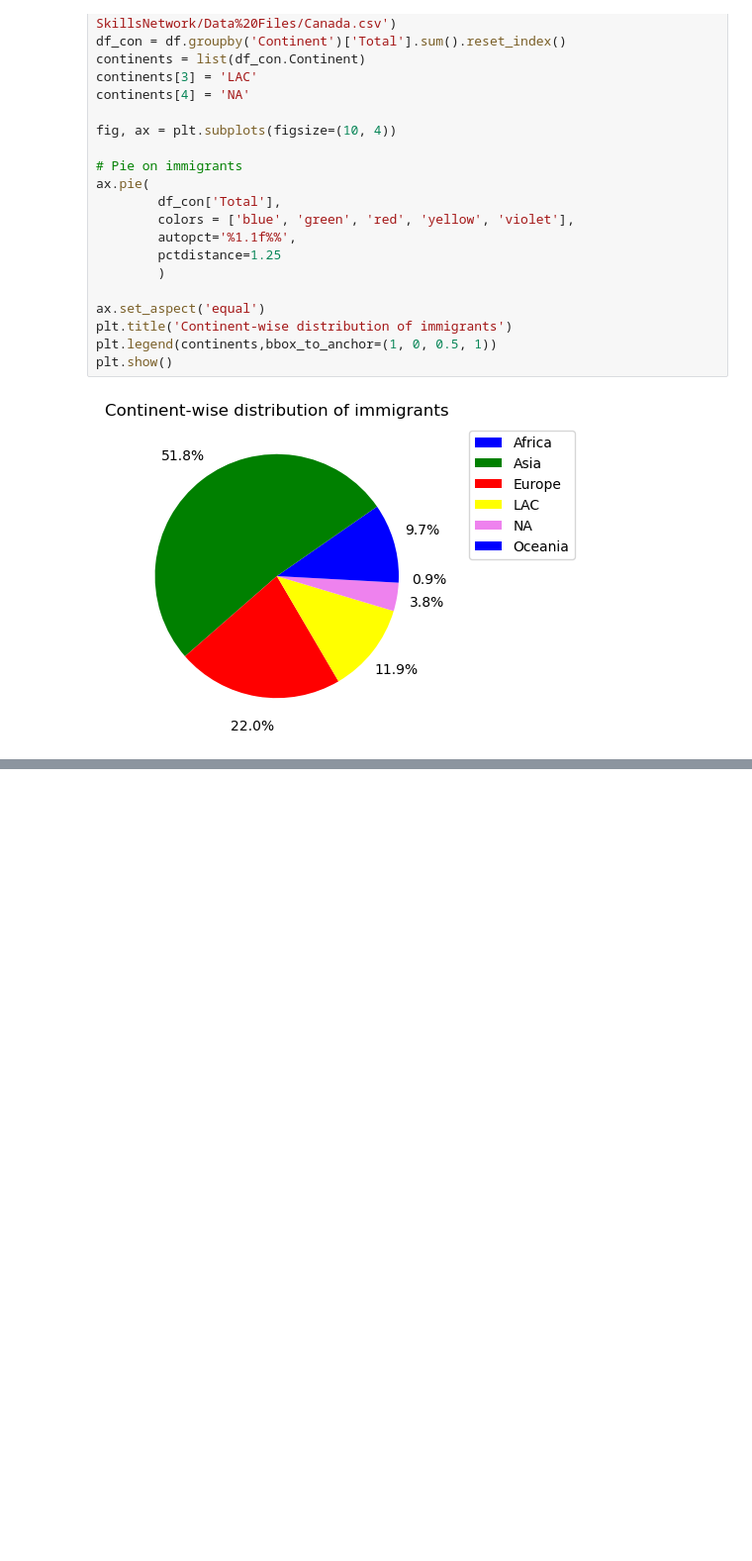
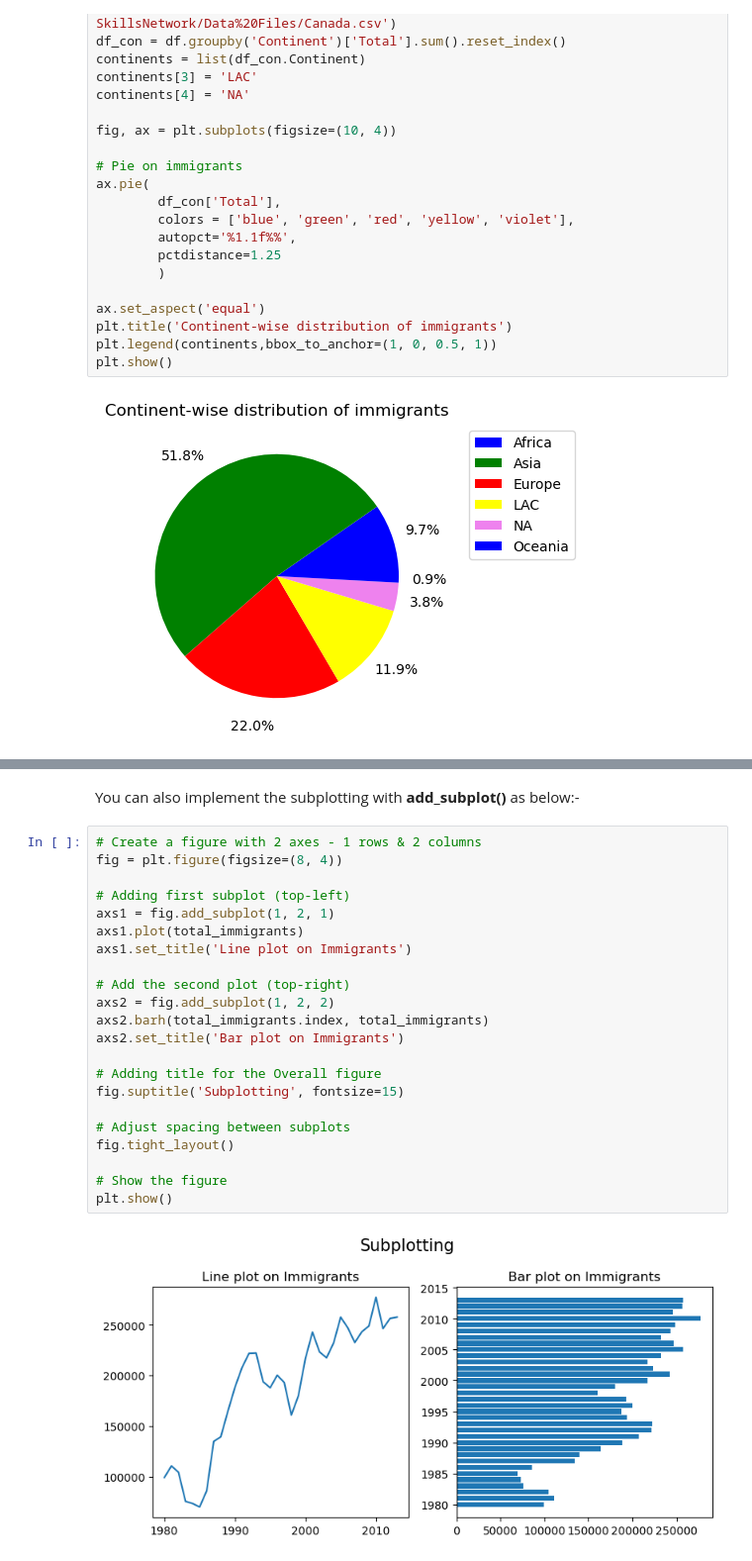
Before and after one commit to DUY2602/IBM-Data-Science, a Jupyter notebook: 8. Data Visualization with Python/Basic & Specialized Visualization tools/plotting_directly_with_Matplotlib.ipynb, the cells around one changed output, grey strips where cells are left out. Shown: that part at 99% size. Saved outputs shown, nothing was run; the diff lists cells and outputs as text; blank space fills up the shorter version.

```diff
--- a/8. Data Visualization with Python/Basic & Specialized Visualization tools/plotting_directly_with_Matplotlib.ipynb
+++ b/8. Data Visualization with Python/Basic & Specialized Visualization tools/plotting_directly_with_Matplotlib.ipynb
@@ -490,0 +524,26 @@ plt.show()
+# %% [markdown]
+You can also implement the subplotting with **add_subplot()** as below:-
+# %%
+# Create a figure with 2 axes - 1 rows & 2 columns
+fig = plt.figure(figsize=(8, 4))
+
+# Adding first subplot (top-left)
+axs1 = fig.add_subplot(1, 2, 1)
+axs1.plot(total_immigrants)
+axs1.set_title('Line plot on Immigrants')
+
+# Add the second plot (top-right)
+axs2 = fig.add_subplot(1, 2, 2)
+axs2.barh(total_immigrants.index, total_immigrants)
+axs2.set_title('Bar plot on Immigrants')
+
+# Adding title for the Overall figure
+fig.suptitle('Subplotting', fontsize=15)
+
+# Adjust spacing between subplots
+fig.tight_layout()
+
+# Show the figure
+plt.show()
+# %% [output]
+[figure, added]
```
Also changed, not shown: parts of 5 cells of this notebook.
